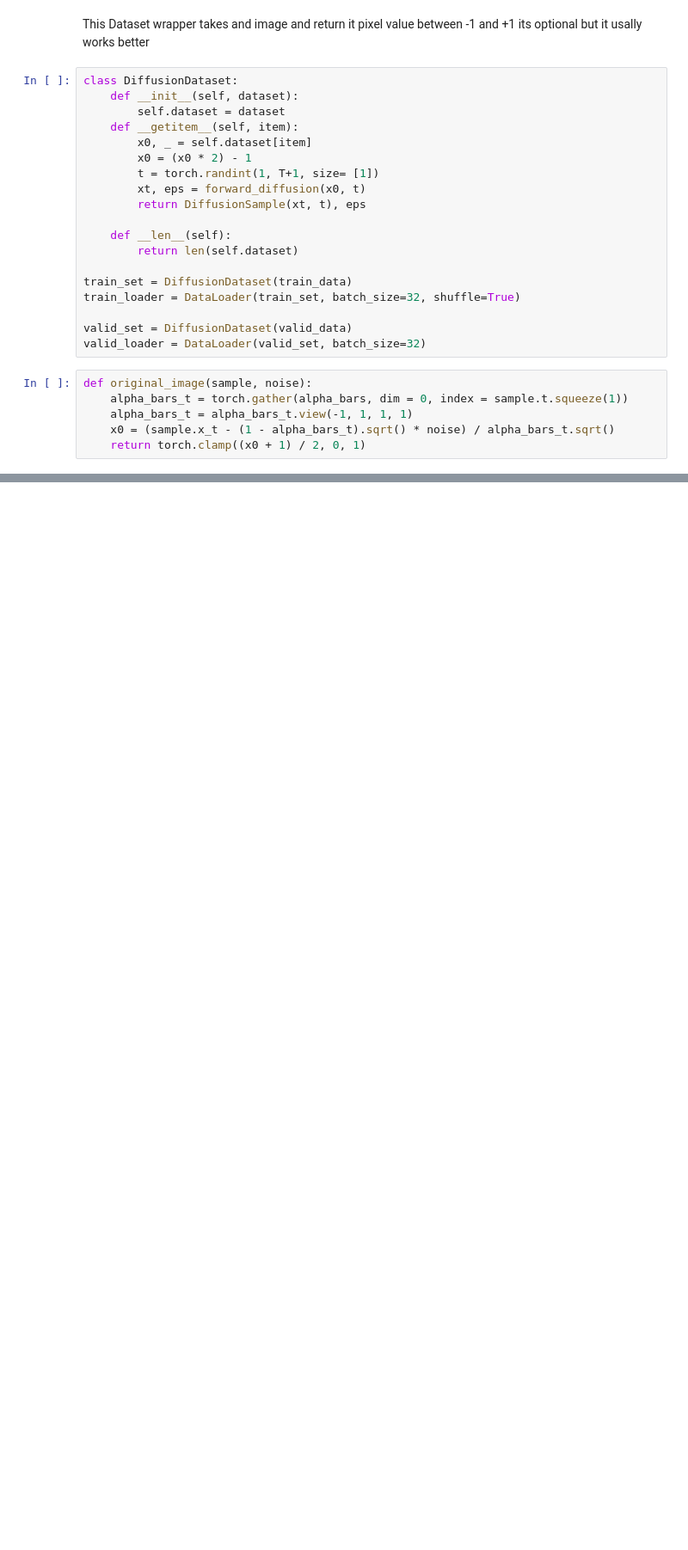
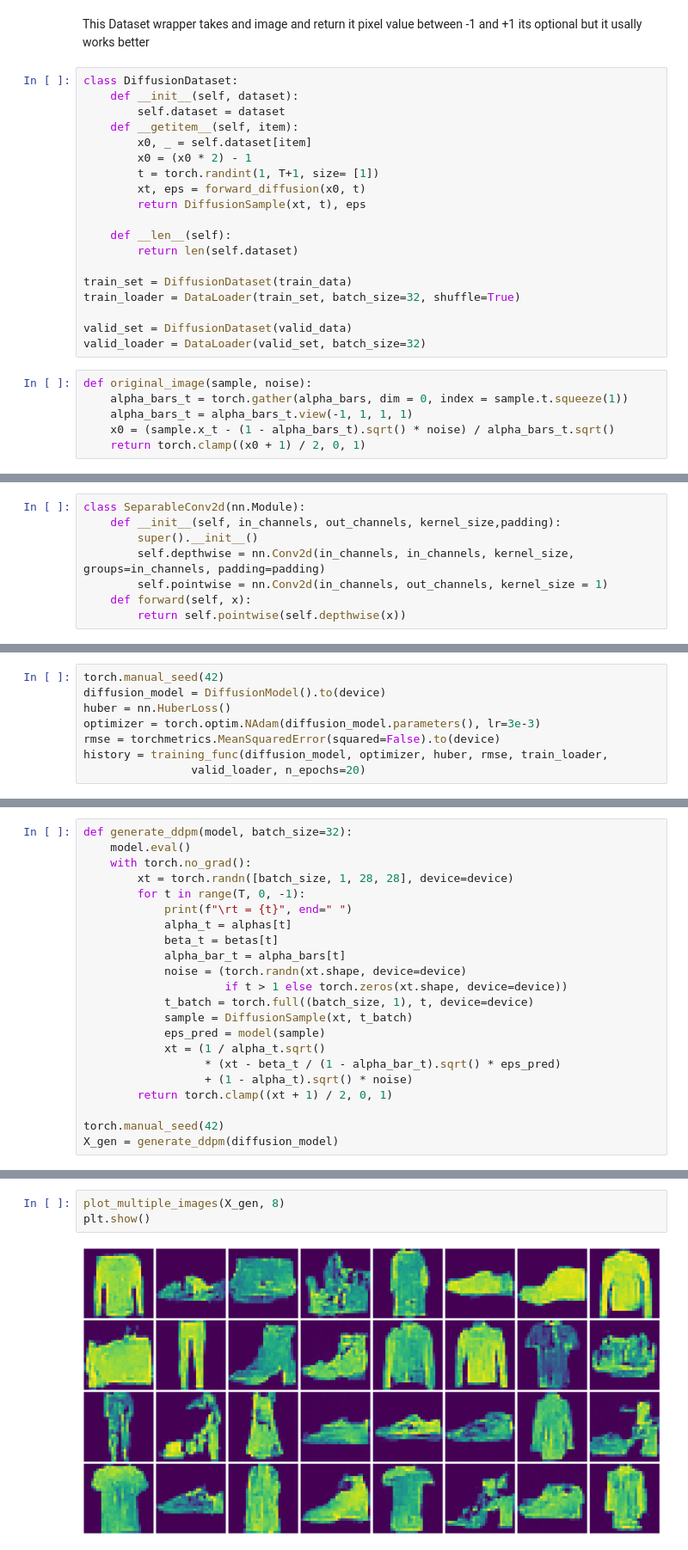
Before and after one commit to Portia-dot/Autoencoder-GANS-DiffusionModels, a Jupyter notebook: Autoencoder.ipynb, the cells around one changed output, grey strips where cells are left out. Shown at 86% size. Saved outputs shown, nothing was run; the diff lists cells and outputs as text; blank space fills up the shorter version.

```diff
--- a/Autoencoder.ipynb
+++ b/Autoencoder.ipynb
@@ -1236,0 +1269,8 @@ Noise to predict
+# %%
+class SeparableConv2d(nn.Module):
+    def __init__(self, in_channels, out_channels, kernel_size,padding):
+        super().__init__()
+        self.depthwise = nn.Conv2d(in_channels, in_channels, kernel_size, groups=in_channels, padding=padding)
+        self.pointwise = nn.Conv2d(in_channels, out_channels, kernel_size = 1)
+    def forward(self, x):
+        return self.pointwise(self.depthwise(x))
@@ -1236,0 +1368,8 @@ Noise to predict
+# %%
+torch.manual_seed(42)
+diffusion_model = DiffusionModel().to(device)
+huber = nn.HuberLoss()
+optimizer = torch.optim.NAdam(diffusion_model.parameters(), lr=3e-3)
+rmse = torchmetrics.MeanSquaredError(squared=False).to(device)
+history = training_func(diffusion_model, optimizer, huber, rmse, train_loader,
+                valid_loader, n_epochs=20)
@@ -1236,0 +1397,22 @@ Noise to predict
+# %%
+def generate_ddpm(model, batch_size=32):
+    model.eval()
+    with torch.no_grad():
+        xt = torch.randn([batch_size, 1, 28, 28], device=device)
+        for t in range(T, 0, -1):
+            print(f"\rt = {t}", end=" ")
+            alpha_t = alphas[t]
+            beta_t = betas[t]
+            alpha_bar_t = alpha_bars[t]
+            noise = (torch.randn(xt.shape, device=device)
+                     if t > 1 else torch.zeros(xt.shape, device=device))
+            t_batch = torch.full((batch_size, 1), t, device=device)
+            sample = DiffusionSample(xt, t_batch)
+            eps_pred = model(sample)
+            xt = (1 / alpha_t.sqrt()
+                  * (xt - beta_t / (1 - alpha_bar_t).sqrt() * eps_pred)
+                  + (1 - alpha_t).sqrt() * noise)
+        return torch.clamp((xt + 1) / 2, 0, 1)
+
+torch.manual_seed(42)
+X_gen = generate_ddpm(diffusion_model)
@@ -1236,0 +1421,5 @@ Noise to predict
+# %%
+plot_multiple_images(X_gen, 8)
+plt.show()
+# %% [output]
+[figure, added]
```
Also changed, not shown: parts of 11 cells of this notebook.
